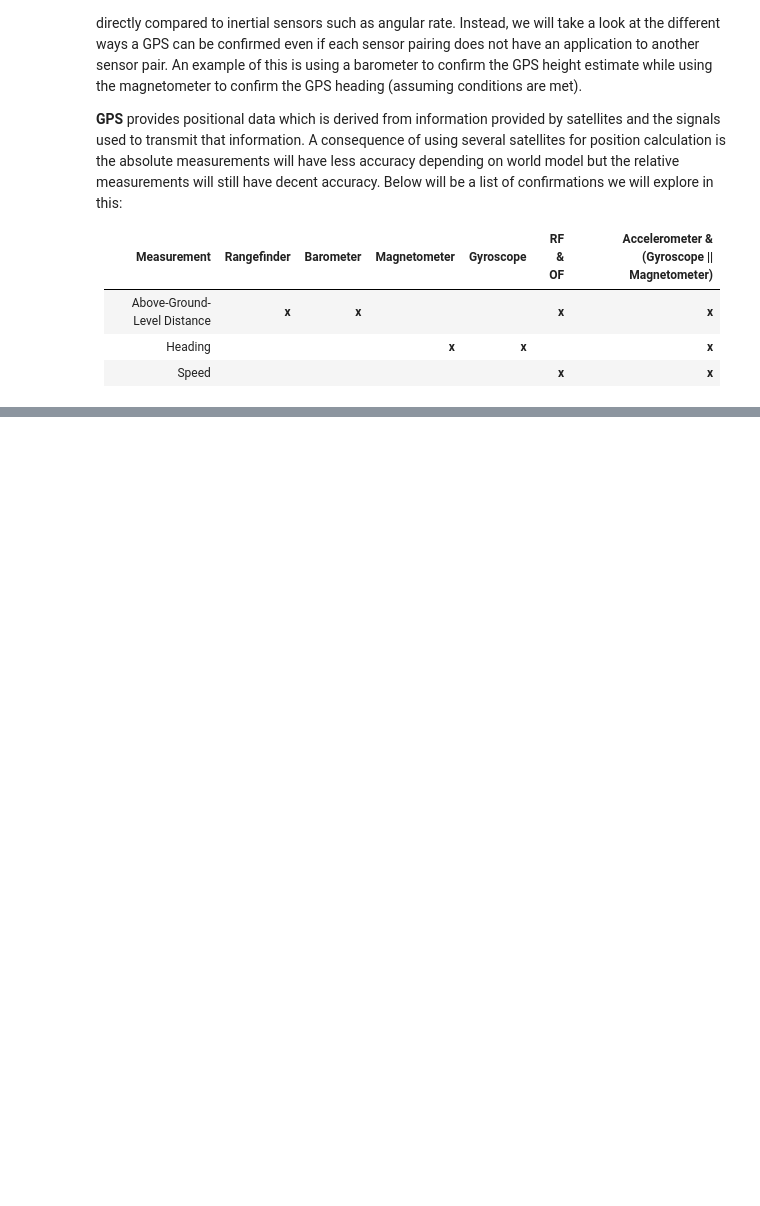
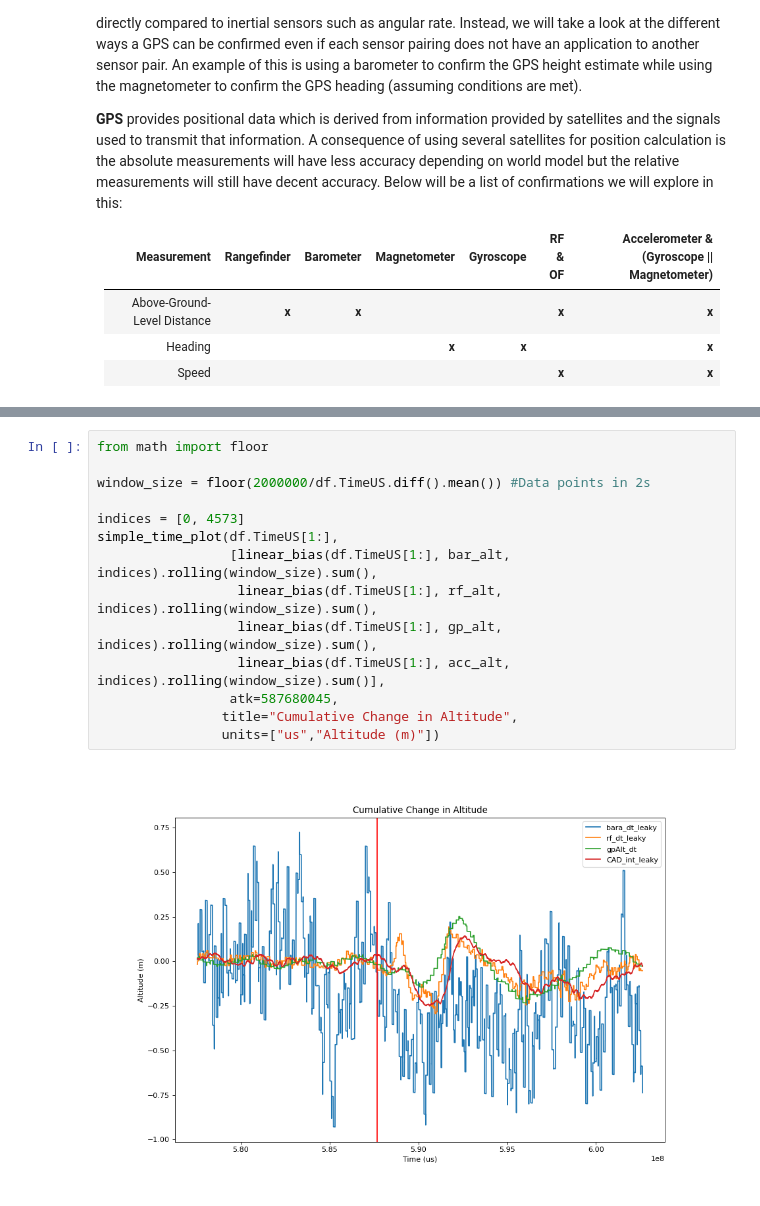
Before and after one commit to BaileySri/Practical-Software-Defense-for-GPS-Spoofing-on-a-Hobby-UAV-Offline, a Jupyter notebook: notebooks/0.1-bks-attack-idle.ipynb, the cells around one changed output, grey strips where cells are left out. Saved outputs shown, nothing was run; the diff lists cells and outputs as text; blank space fills up the shorter version.

```diff
--- a/notebooks/0.1-bks-attack-idle.ipynb
+++ b/notebooks/0.1-bks-attack-idle.ipynb
@@ -259,0 +274,16 @@ simple_time_plot(df.TimeUS[1:],
+# %%
+from math import floor
+
+window_size = floor(2000000/df.TimeUS.diff().mean()) #Data points in 2s
+
+indices = [0, 4573]
+simple_time_plot(df.TimeUS[1:],
+                 [linear_bias(df.TimeUS[1:], bar_alt, indices).rolling(window_size).sum(),
+                  linear_bias(df.TimeUS[1:], rf_alt, indices).rolling(window_size).sum(),
+                  linear_bias(df.TimeUS[1:], gp_alt, indices).rolling(window_size).sum(),
+                  linear_bias(df.TimeUS[1:], acc_alt, indices).rolling(window_size).sum()],
+                 atk=587680045,
+                title="Cumulative Change in Altitude",
+                units=["us","Altitude (m)"])
+# %% [output]
+[figure, added]
```
Also changed, not shown: parts of 13 cells of this notebook.
